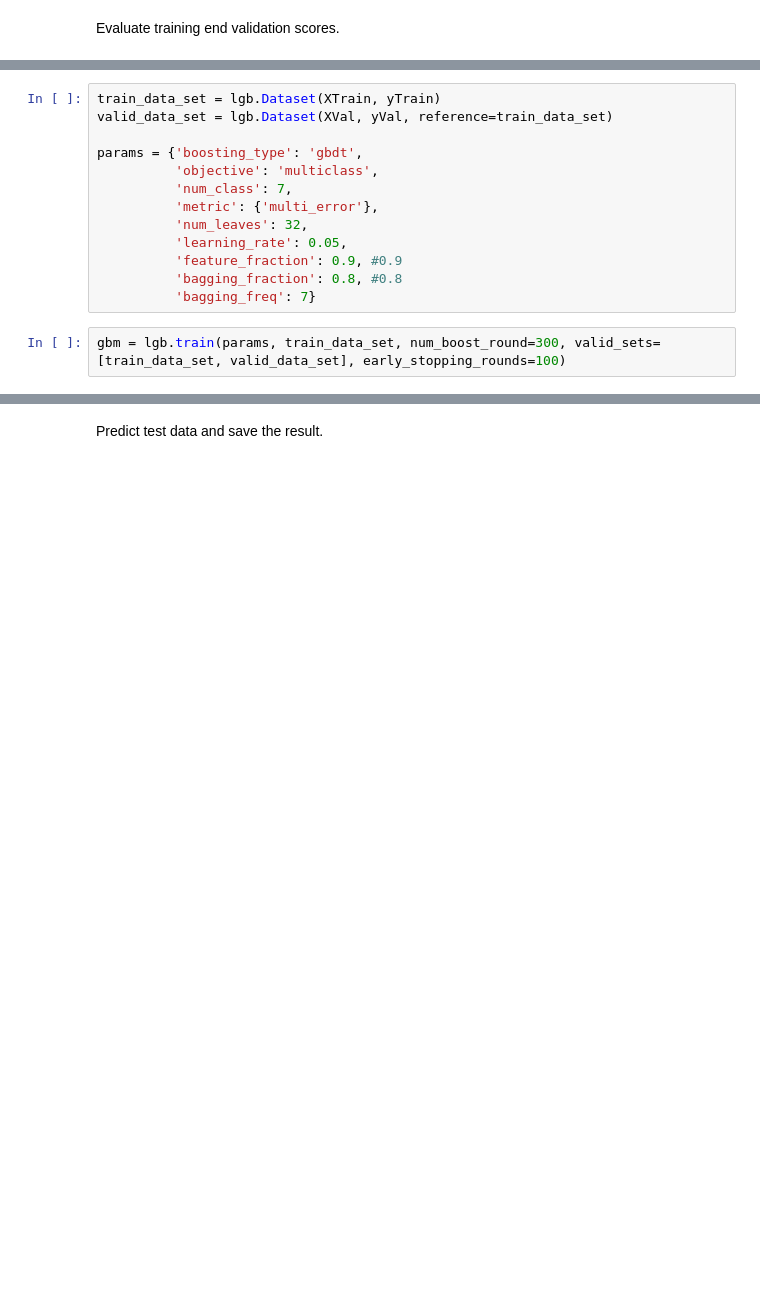
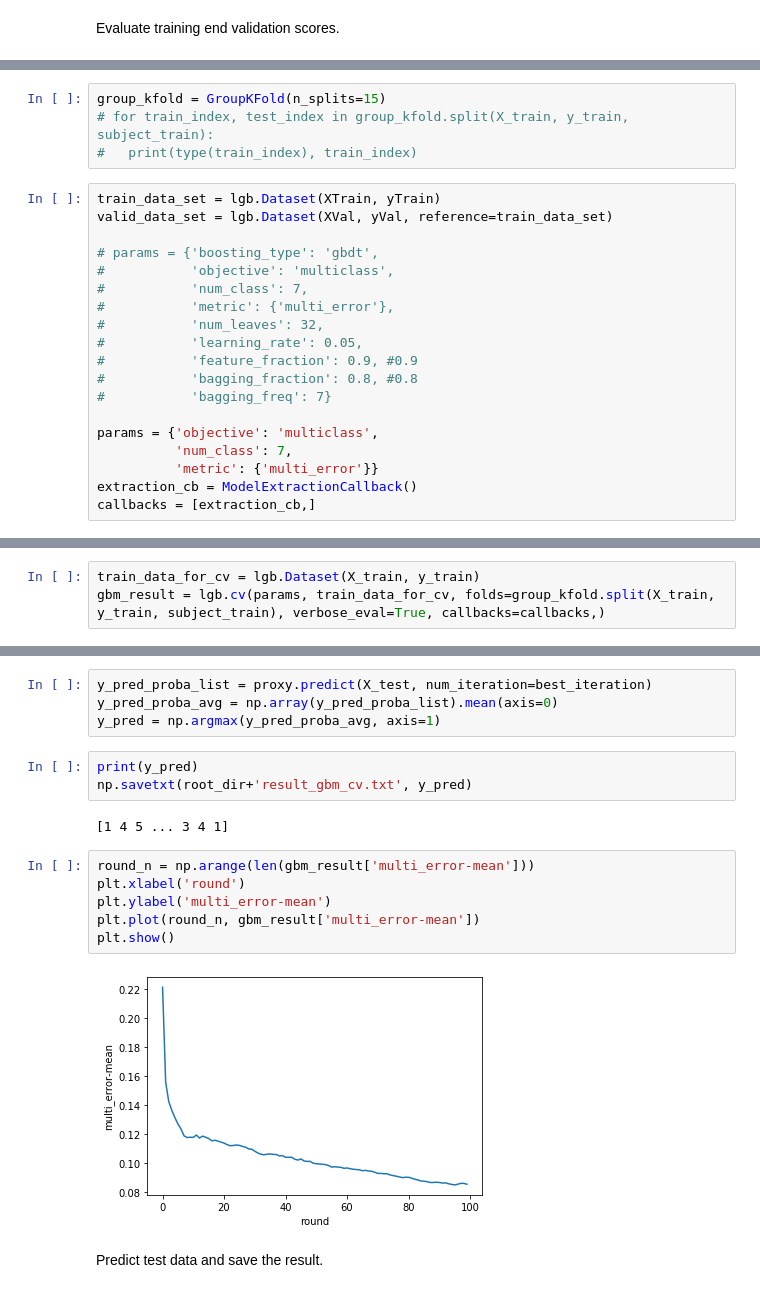
Before and after one commit to koh-ts/human_activity_recognition, a Jupyter notebook: human_activity_recognition.ipynb, the cells around one changed output, grey strips where cells are left out. Drawn from its saved outputs; the diff is of its cells as text; blank space fills up the shorter version.

Commit message:
applied cv to the model and got 0.907

```diff
--- a/human_activity_recognition.ipynb
+++ b/human_activity_recognition.ipynb
@@ -91,15 +104,23 @@ Validation score  0.9134615384615384
+# %%
+group_kfold = GroupKFold(n_splits=15)
+# for train_index, test_index in group_kfold.split(X_train, y_train, subject_train):
+#   print(type(train_index), train_index)
 # %%
 train_data_set = lgb.Dataset(XTrain, yTrain)
 valid_data_set = lgb.Dataset(XVal, yVal, reference=train_data_set)
 
-params = {'boosting_type': 'gbdt',
-          'objective': 'multiclass',
+# params = {'boosting_type': 'gbdt',
+#           'objective': 'multiclass',
+#           'num_class': 7,
+#           'metric': {'multi_error'},
+#           'num_leaves': 32,
+#           'learning_rate': 0.05,
+#           'feature_fraction': 0.9, #0.9
+#           'bagging_fraction': 0.8, #0.8
+#           'bagging_freq': 7}
+
+params = {'objective': 'multiclass',
           'num_class': 7,
-          'metric': {'multi_error'},
-          'num_leaves': 32,
-          'learning_rate': 0.05,
-          'feature_fraction': 0.9, #0.9
-          'bagging_fraction': 0.8, #0.8
-          'bagging_freq': 7}
+          'metric': {'multi_error'}}
+extraction_cb = ModelExtractionCallback()
+callbacks = [extraction_cb,]
-# %%
-gbm = lgb.train(params, train_data_set, num_boost_round=300, valid_sets=[train_data_set, valid_data_set], early_stopping_rounds=100)
@@ -123,0 +127,3 @@ Early stopping, best iteration is:
+# %%
+train_data_for_cv = lgb.Dataset(X_train, y_train)
+gbm_result = lgb.cv(params, train_data_for_cv, folds=group_kfold.split(X_train, y_train, subject_train), verbose_eval=True, callbacks=callbacks,)
@@ -124,3 +152,20 @@ Early stopping, best iteration is:
+# %%
+y_pred_proba_list = proxy.predict(X_test, num_iteration=best_iteration)
+y_pred_proba_avg = np.array(y_pred_proba_list).mean(axis=0)
+y_pred = np.argmax(y_pred_proba_avg, axis=1)
+# %%
+print(y_pred)
+np.savetxt(root_dir+'result_gbm_cv.txt', y_pred)
+# %% [output]
+[1 4 5 ... 3 4 1]
+# %%
+round_n = np.arange(len(gbm_result['multi_error-mean']))
+plt.xlabel('round')
+plt.ylabel('multi_error-mean')
+plt.plot(round_n, gbm_result['multi_error-mean'])
+plt.show()
+# %% [output]
+[figure, added]
 # %% [markdown]
 Predict test data and save the result.
 # %%
```
Also changed, not shown: parts of 15 cells of this notebook.
